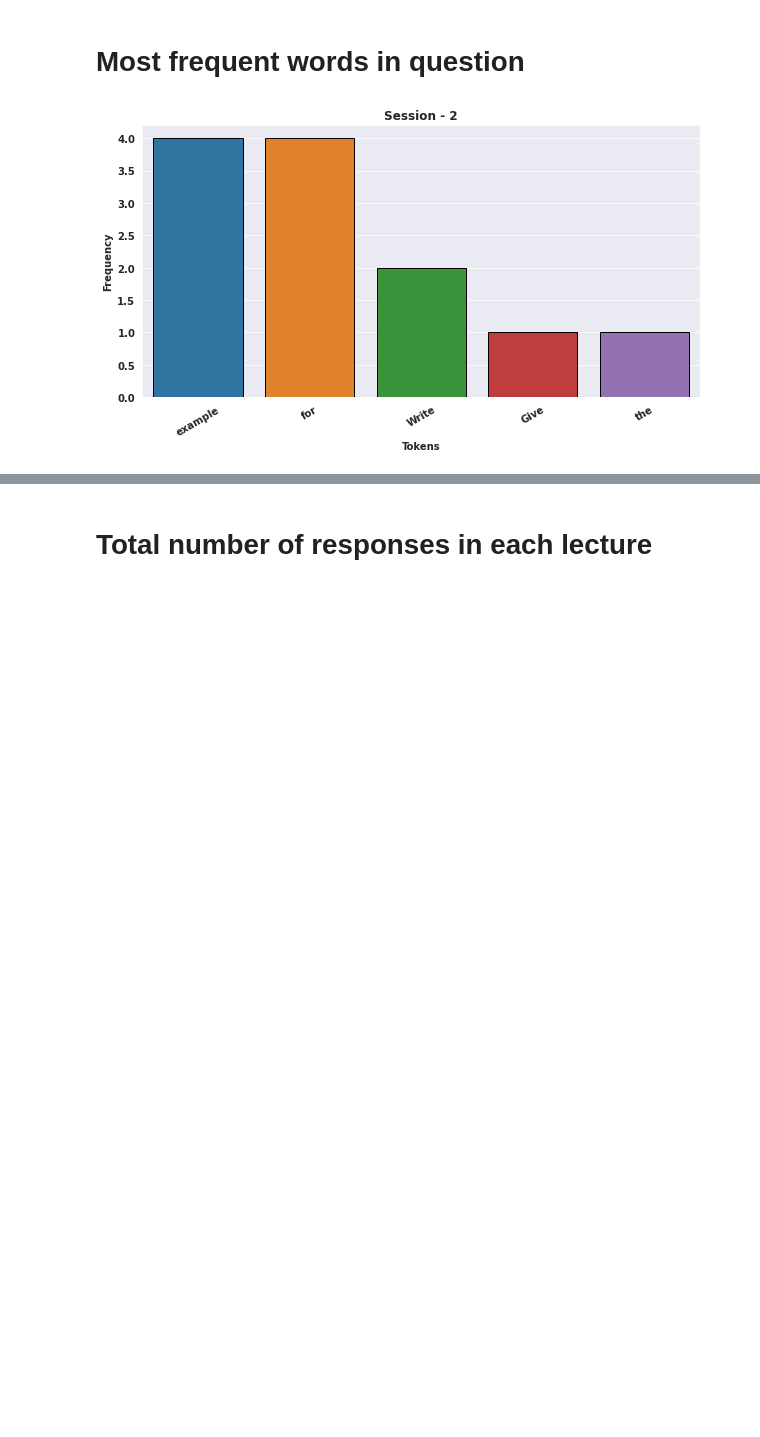
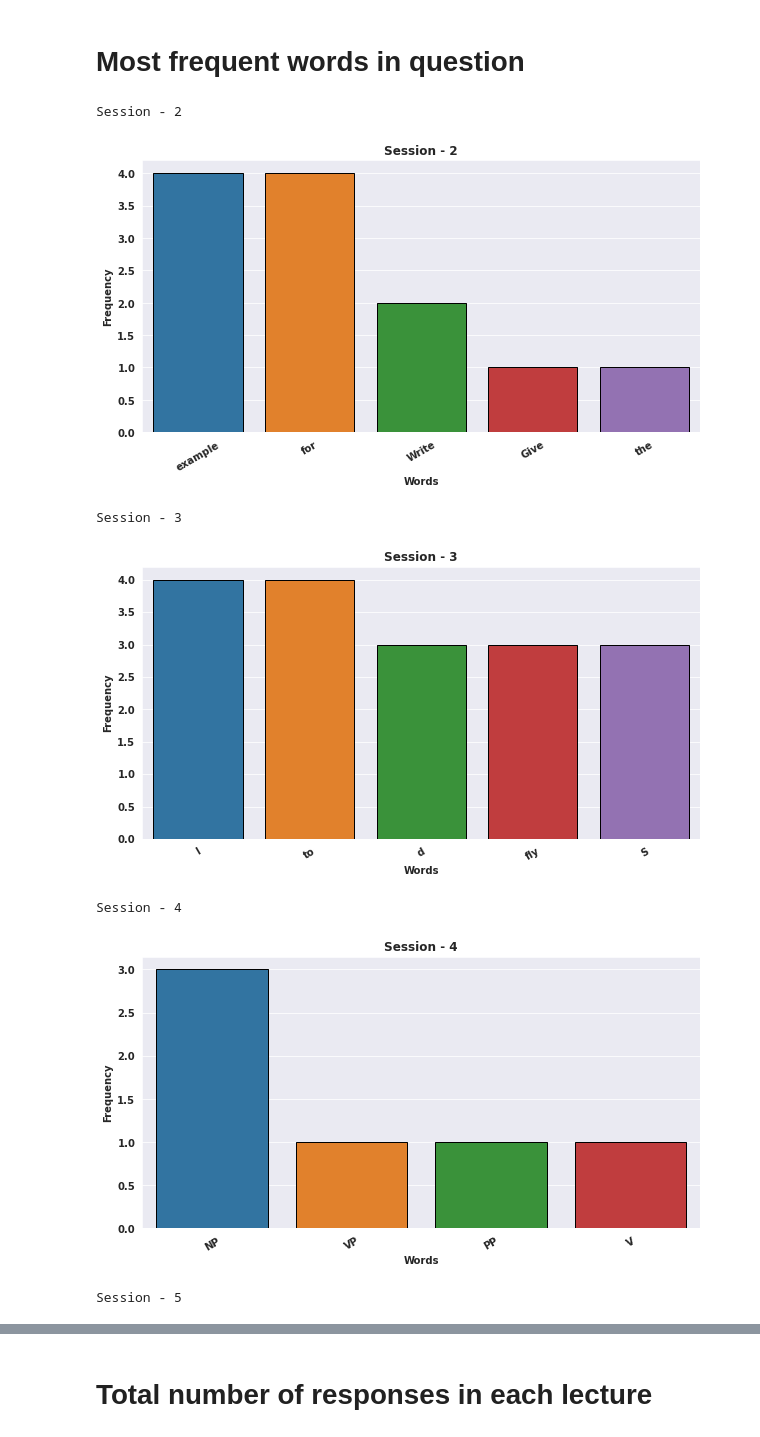
Before and after one commit to jainakki16/Chat-Transcript-Analysis, a Jupyter notebook: R&D.ipynb, the cells around one changed output, grey strips where cells are left out. Drawn from its saved outputs; the diff is of its cells as text; code cells hidden in the pictures; blank space fills up the shorter version.

```diff
--- a/R&D.ipynb
+++ b/R&D.ipynb
@@ -74,6 +99,6 @@ data = [data_1, data_2]
 # %% [markdown]
 # Number of questions asked by faculty
 # %%
-def get_professor_question(data):
-  return data[data['Name'] == 'Ratna Sanyal']
+def get_professor_question(data, professor_name):
+  return data[data['Name'] == professor_name]
 # %%
@@ -110,33 +158,40 @@ def get_top_five(dic):
   return top_five
 # %%
 j = 0
-for i in data:
+for i in dataset:
   j += 1
 
-  session = ' '.join(get_professor_question(i)['Chat'].tolist())
+  session = ' '.join(get_professor_question(dataset[i], 'teacher_1')['Chat'].tolist())
   tokenizer = nltk.RegexpTokenizer(r"\w+")
   session = tokenizer.tokenize(session)
 
-  if session == []:
-    continue
+  if session != []:
 
-  word_count = {}
-  for word in session:
-    if word in word_count:
-      word_count[word] += 1
-    else:
-      word_count[word] = 1
+    word_count = {}
+    for word in session:
+      if word in word_count:
+        word_count[word] += 1
+      else:
+        word_count[word] = 1
 
-  plt.figure(figsize=(10, 5))
+    print(f'\nSession - {j}\n')
+    plt.figure(figsize=(10, 5))
 
-  word_count = get_top_five(word_count)
-  word_count_keys = list(word_count.keys())
-  sns.barplot(x = word_count_keys, y = [word_count[k] for k in word_count_keys], edgecolor = 'black')
+    word_count = get_top_five(word_count)
+    word_count_keys = list(word_count.keys())
 
-  plt.xticks(rotation=30, weight = 'bold')
-  plt.yticks(weight = 'bold')
-  plt.title(f'Session - {j}', weight = 'bold')
-  plt.ylabel('Frequency', weight = 'bold')
-  plt.xlabel('Tokens', weight = 'bold')
+    sns.barplot(x = word_count_keys, y = [word_count[k] for k in word_count_keys], edgecolor = 'black')
+    plt.xticks(rotation=30, weight = 'bold')
+    plt.yticks(weight = 'bold')
+    plt.title(f'Session - {j}', weight = 'bold')
+    plt.ylabel('Frequency', weight = 'bold')
+    plt.xlabel('Words', weight = 'bold')
+    plt.show()
 # %% [output]
+Session - 2
 [figure]
+Session - 3
+[figure, added]
+Session - 4
+[figure, added]
+Session - 5
```
Also changed, not shown: parts of 22 cells of this notebook.
